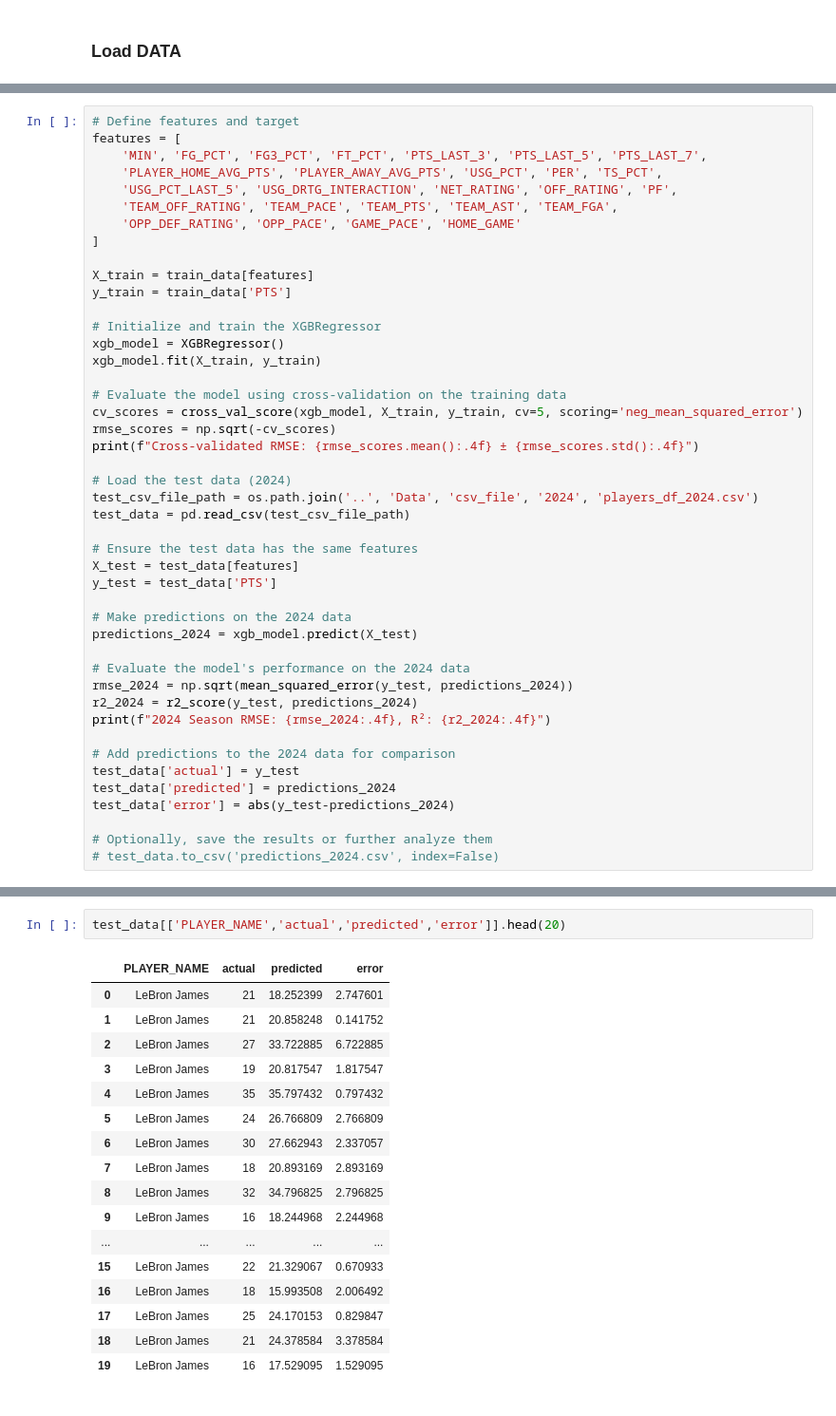
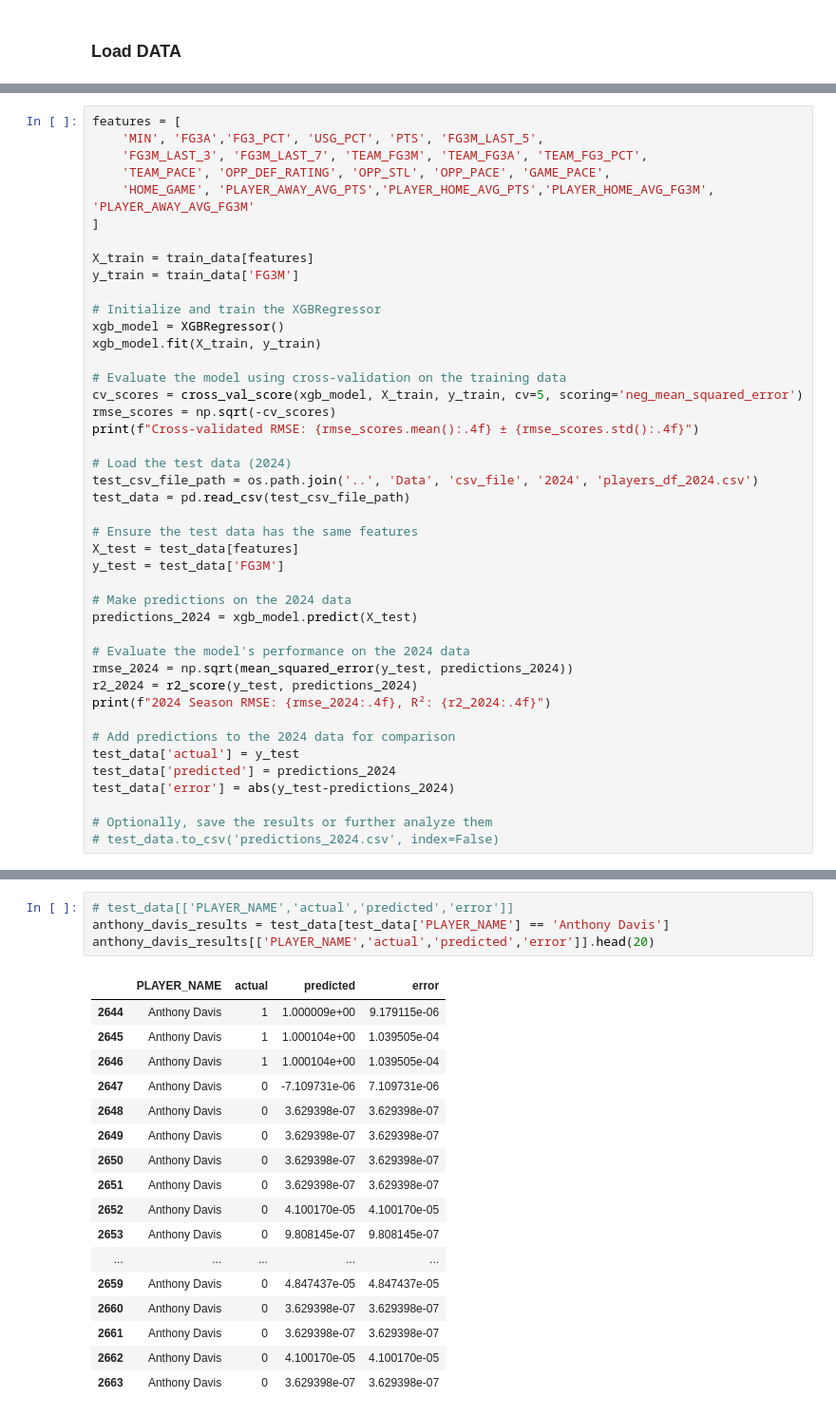
Before and after one commit to spon7ge/HoopsVista, a Jupyter notebook: PrizePicks/Models/TESTING_xgb.ipynb, the cells around one changed output, grey strips where cells are left out. Shown at 95% size. Drawn from its saved outputs; the diff is of its cells as text.

```diff
--- a/PrizePicks/Models/TESTING_xgb.ipynb
+++ b/PrizePicks/Models/TESTING_xgb.ipynb
@@ -25,15 +55,13 @@ train_data.tail()
 # %%
-# Define features and target
 features = [
-    'MIN', 'FG_PCT', 'FG3_PCT', 'FT_PCT', 'PTS_LAST_3', 'PTS_LAST_5', 'PTS_LAST_7',
-    'PLAYER_HOME_AVG_PTS', 'PLAYER_AWAY_AVG_PTS', 'USG_PCT', 'PER', 'TS_PCT',
-    'USG_PCT_LAST_5', 'USG_DRTG_INTERACTION', 'NET_RATING', 'OFF_RATING', 'PF',
-    'TEAM_OFF_RATING', 'TEAM_PACE', 'TEAM_PTS', 'TEAM_AST', 'TEAM_FGA',
-    'OPP_DEF_RATING', 'OPP_PACE', 'GAME_PACE', 'HOME_GAME'
+    'MIN', 'FG3A','FG3_PCT', 'USG_PCT', 'PTS', 'FG3M_LAST_5',
+    'FG3M_LAST_3', 'FG3M_LAST_7', 'TEAM_FG3M', 'TEAM_FG3A', 'TEAM_FG3_PCT',
+    'TEAM_PACE', 'OPP_DEF_RATING', 'OPP_STL', 'OPP_PACE', 'GAME_PACE',
+    'HOME_GAME', 'PLAYER_AWAY_AVG_PTS','PLAYER_HOME_AVG_PTS','PLAYER_HOME_AVG_FG3M', 'PLAYER_AWAY_AVG_FG3M'
 ]
 
 X_train = train_data[features]
-y_train = train_data['PTS']
+y_train = train_data['FG3M']
 
 # Initialize and train the XGBRegressor
 xgb_model = XGBRegressor()
@@ -50,7 +78,7 @@ test_data = pd.read_csv(test_csv_file_path)
 
 # Ensure the test data has the same features
 X_test = test_data[features]
-y_test = test_data['PTS']
+y_test = test_data['FG3M']
 
 # Make predictions on the 2024 data
 predictions_2024 = xgb_model.predict(X_test)
@@ -73,23 +101,25 @@ Cross-validated RMSE: 1.3437 ± 0.0158
 # %%
-test_data[['PLAYER_NAME','actual','predicted','error']].head(20)
+# test_data[['PLAYER_NAME','actual','predicted','error']]
+anthony_davis_results = test_data[test_data['PLAYER_NAME'] == 'Anthony Davis']
+anthony_davis_results[['PLAYER_NAME','actual','predicted','error']].head(20)
 # %% [output]
 |  | PLAYER_NAME | actual | predicted | error |
-| 0 | LeBron James | 21 | 18.252399 | 2.747601 |
-| 1 | LeBron James | 21 | 20.858248 | 0.141752 |
-| 2 | LeBron James | 27 | 33.722885 | 6.722885 |
-| 3 | LeBron James | 19 | 20.817547 | 1.817547 |
-| 4 | LeBron James | 35 | 35.797432 | 0.797432 |
-| 5 | LeBron James | 24 | 26.766809 | 2.766809 |
-| 6 | LeBron James | 30 | 27.662943 | 2.337057 |
-| 7 | LeBron James | 18 | 20.893169 | 2.893169 |
-| 8 | LeBron James | 32 | 34.796825 | 2.796825 |
-| 9 | LeBron James | 16 | 18.244968 | 2.244968 |
+| 2644 | Anthony Davis | 1 | 1.000009e+00 | 9.179115e-06 |
+| 2645 | Anthony Davis | 1 | 1.000104e+00 | 1.039505e-04 |
+| 2646 | Anthony Davis | 1 | 1.000104e+00 | 1.039505e-04 |
+| 2647 | Anthony Davis | 0 | -7.109731e-06 | 7.109731e-06 |
+| 2648 | Anthony Davis | 0 | 3.629398e-07 | 3.629398e-07 |
+| 2649 | Anthony Davis | 0 | 3.629398e-07 | 3.629398e-07 |
+| 2650 | Anthony Davis | 0 | 3.629398e-07 | 3.629398e-07 |
+| 2651 | Anthony Davis | 0 | 3.629398e-07 | 3.629398e-07 |
+| 2652 | Anthony Davis | 0 | 4.100170e-05 | 4.100170e-05 |
+| 2653 | Anthony Davis | 0 | 9.808145e-07 | 9.808145e-07 |
 | ... | ... | ... | ... | ... |
-| 15 | LeBron James | 22 | 21.329067 | 0.670933 |
-| 16 | LeBron James | 18 | 15.993508 | 2.006492 |
-| 17 | LeBron James | 25 | 24.170153 | 0.829847 |
-| 18 | LeBron James | 21 | 24.378584 | 3.378584 |
-| 19 | LeBron James | 16 | 17.529095 | 1.529095 |
+| 2659 | Anthony Davis | 0 | 4.847437e-05 | 4.847437e-05 |
+| 2660 | Anthony Davis | 0 | 3.629398e-07 | 3.629398e-07 |
+| 2661 | Anthony Davis | 0 | 3.629398e-07 | 3.629398e-07 |
+| 2662 | Anthony Davis | 0 | 4.100170e-05 | 4.100170e-05 |
+| 2663 | Anthony Davis | 0 | 3.629398e-07 | 3.629398e-07 |
 # %%
 results_df.describe()
 # %% [output]
```
Also changed, not shown: parts of 6 cells of this notebook.
